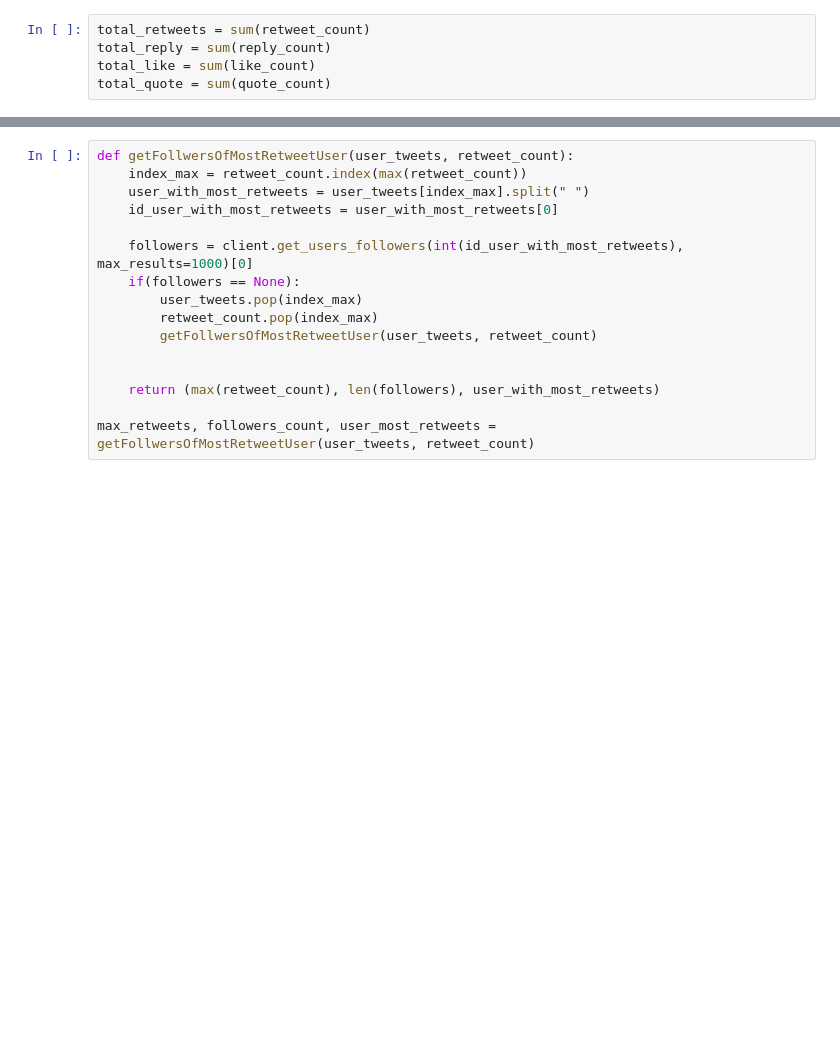
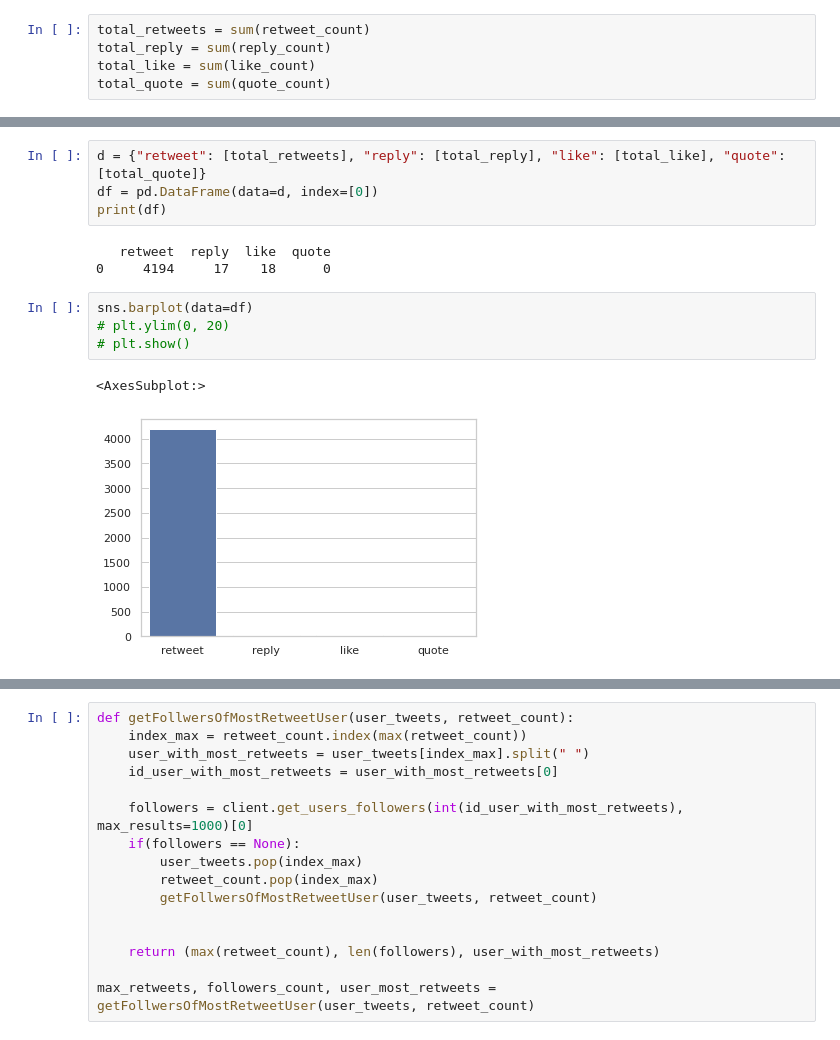
Before and after one commit to jaurelio1/Engagement_Twitter_API, a Jupyter notebook: Code/tweepy.ipynb, the cells around one changed output, grey strips where cells are left out. Cells and saved outputs as stored; diff of their text form; blank space fills up the shorter version.

```diff
--- a/Code/tweepy.ipynb
+++ b/Code/tweepy.ipynb
@@ -372,3 +472,17 @@ total_quote = sum(quote_count)
+# %%
+d = {"retweet": [total_retweets], "reply": [total_reply], "like": [total_like], "quote": [total_quote]}
+df = pd.DataFrame(data=d, index=[0])
+print(df)
+# %% [output]
+   retweet  reply  like  quote
+0     4194     17    18      0
+# %%
+sns.barplot(data=df)
+# plt.ylim(0, 20)
+# plt.show()
+# %% [output]
+<AxesSubplot:>
+[figure, added]
 # %%
 x_plot = ["retweet", "reply", "like", "quote"]
 y_plot = [total_retweets, total_reply, total_like, total_quote]
```
Also changed, not shown: parts of 37 cells of this notebook, 1 other file.
